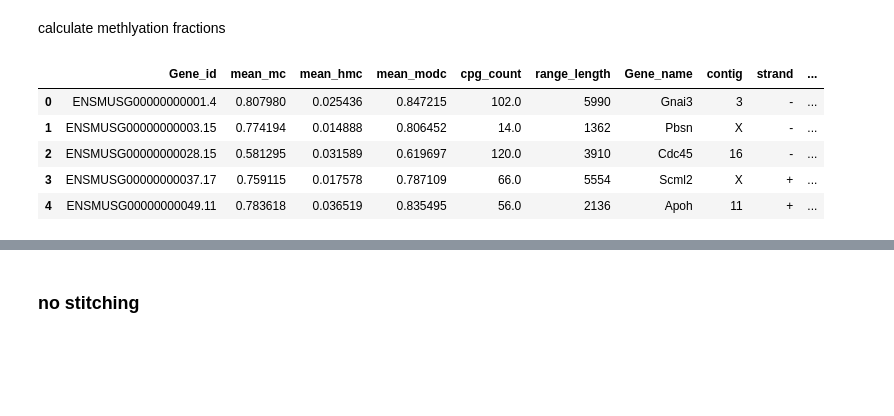
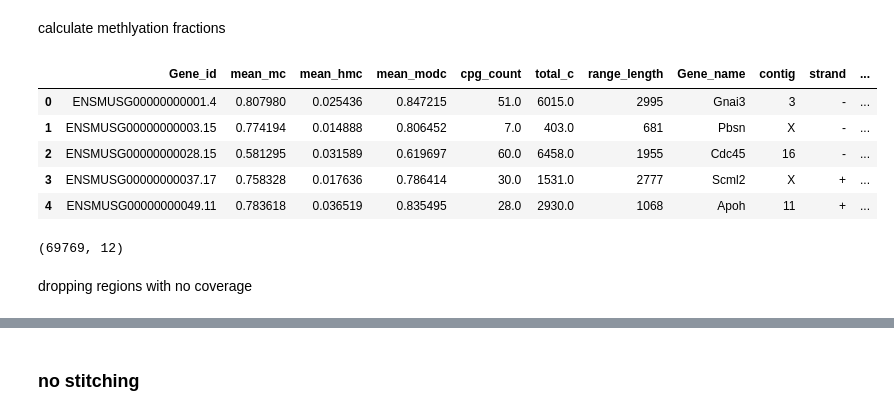
Before and after one commit to nicolawongch/gene_expression_prediction, a Jupyter notebook: methylation_analysis/extract_features.ipynb, the cells around one changed output, grey strips where cells are left out. Drawn from its saved outputs; the diff is of its cells as text; code cells hidden in the pictures; blank space fills up the shorter version.

```diff
--- a/methylation_analysis/extract_features.ipynb
+++ b/methylation_analysis/extract_features.ipynb
@@ -130,7 +196,7 @@ minus_strand= ContigDataset.from_zarrz("../data/minus_strand.zarrz")
 # %%
 for contig in [1,2,3,4,5,6,7,8,9,10,11,12,13,14,15,16,17,18,19,'X','Y','M']:
-    slice1 = plus_strand.slices[f"slice_{contig}"]
+    slice1 = plus_strand_cov.slices[f"slice_{contig}"]
     print(f"slice_{contig}")
-    print(plus_strand.ref_position[slice1].data.shape)
+    print(plus_strand_cov.ref_position[slice1].data.shape)
 # %% [output]
 slice_1
@@ -597,6 +663,7 @@ def summarise_across_region(rdr, region):
     mean_hmc = grouped.apply(get_mean_across_region, var="num_hmc")
     mean_modc = grouped.apply(get_mean_across_region, var="num_modc")
     cpg_count = grouped["num_total_c_cpg_count"].sum()
+    sum_c = grouped["num_total_c_sum"].sum()
     range_length = grouped["range_length"].sum()
     gene_name = grouped["Gene_name"].first()
     contig = grouped["contig"].first()
@@ -625,6 +692,7 @@ def summarise_across_region(rdr, region):
             "mean_hmc": mean_hmc,
             "mean_modc": mean_modc,
             "cpg_count": cpg_count,
+            "total_c" : sum_c,
             "range_length": range_length,
             "Gene_name": gene_name,
             "contig": contig,
@@ -686,21 +776,23 @@ def summarise_methylation_across_regions(plus_strand_cpgs, minus_strand_cpgs, re
     """
     # For each region in + strand expressed genes, summarise the methylation data
     for region, gr in regions_dict.items():
-        rds_plus = plus_strand.reduce_byranges(
+        rds_plus = plus_strand_cpgs.reduce_byranges(
                     ranges=gr.unstrand(),
                     var=["num_mc", "num_hmc", "num_modc", "num_total_c"]
                 )
 
-        rds_minus = minus_strand.reduce_byranges(
+        rds_minus = minus_strand_cpgs.reduce_byranges(
                 ranges=gr.unstrand(),
                 var=["num_mc", "num_hmc", "num_modc", "num_total_c"]
             )
 
         if region_strand == "+":
+            # sense to the + region
             sense_plus_ds = rds_plus
             plus_sense = ['+'] * sense_plus_ds.dims['ranges']
             sense_plus_ds = sense_plus_ds.assign_coords(strand=('ranges', plus_sense))
 
+            # antisense to the + region
             antisense_plus_ds = rds_minus
             plus_antisense = ['-'] * antisense_plus_ds.dims['ranges']
             antisense_plus_ds = antisense_plus_ds.assign_coords(strand=('ranges', plus_antisense))
@@ -713,13 +805,16 @@ def summarise_methylation_across_regions(plus_strand_cpgs, minus_strand_cpgs, re
                 sense_methylation[region] = xr.concat([sense_methylation[region], sense_plus_ds], dim="ranges")
                 antisense_methylation[region] = xr.concat([antisense_methylation[region], antisense_plus_ds], dim="ranges")
         else:
+            # sense to the - region
+            sense_minus_ds = rds_minus
+            minus_sense = ['-'] * sense_minus_ds.dims['ranges']
+            sense_minus_ds = sense_minus_ds.assign_coords(strand=('ranges', minus_sense))
+
+            # antisense to the - region
             antisense_minus_ds = rds_plus
             minus_antisense = ['+'] * antisense_minus_ds.dims['ranges']
             antisense_minus_ds = antisense_minus_ds.assign_coords(strand=('ranges', minus_antisense))
 
-            sense_minus_ds = rds_minus
-            minus_sense = ['-'] * sense_minus_ds.dims['ranges']
-            sense_minus_ds = sense_minus_ds.assign_coords(strand=('ranges', minus_sense))
 
             # Add the modified dataset to the dictionary
             if region not in antisense_methylation:
@@ -732,8 +827,8 @@ def summarise_methylation_across_regions(plus_strand_cpgs, minus_strand_cpgs, re
 
     return sense_methylation, antisense_methylation
 # %%
-sense_methylation, antisense_methylation = summarise_methylation_across_regions(plus_strand, minus_strand, dict_regions_to_patch_plus, "+")
-sense_methylation, antisense_methylation = summarise_methylation_across_regions(plus_strand, minus_strand, dict_regions_to_patch_minus, "-", sense_methylation, antisense_methylation)
+sense_methylation, antisense_methylation = summarise_methylation_across_regions(plus_strand_cov, minus_strand_cov, dict_regions_to_patch_plus, "+")
+sense_methylation, antisense_methylation = summarise_methylation_across_regions(plus_strand_cov, minus_strand_cov, dict_regions_to_patch_minus, "-", sense_methylation, antisense_methylation)
 # %%
 sense_methylation['exons']
 # %% [output]
@@ -758,21 +853,27 @@ Dimensions without coordinates: ranges
 calculate methlyation fractions
 # %%
 dict_df_sense = {}
-for region, gr in dict_regions_to_patch_plus.items():
+dict_df_antisense = {}
+
+for region in dict_regions_to_patch_plus.keys():
     dict_df_sense[region] = summarise_across_region(sense_methylation[region], region)
+    dict_df_antisense[region] = summarise_across_region(antisense_methylation[region], region)
+
 stitched_sense_regions = pd.concat(dict_df_sense.values())
-
-dict_df_antisense = {}
-for region, gr in dict_regions_to_patch_minus.items():
-    dict_df_antisense[region] = summarise_across_region(antisense_methylation[region], region)
 stitched_antisense_regions = pd.concat(dict_df_antisense.values())
 
 
 stitched_sense_regions.head()
 # %% [output]
-|  | Gene_id | mean_mc | mean_hmc | mean_modc | cpg_count | range_length | Gene_name | contig | strand | ... |
-| 0 | ENSMUSG00000000001.4 | 0.807980 | 0.025436 | 0.847215 | 102.0 | 5990 | Gnai3 | 3 | - | ... |
-| 1 | ENSMUSG00000000003.15 | 0.774194 | 0.014888 | 0.806452 | 14.0 | 1362 | Pbsn | X | - | ... |
-| 2 | ENSMUSG00000000028.15 | 0.581295 | 0.031589 | 0.619697 | 120.0 | 3910 | Cdc45 | 16 | - | ... |
-| 3 | ENSMUSG00000000037.17 | 0.759115 | 0.017578 | 0.787109 | 66.0 | 5554 | Scml2 | X | + | ... |
-| 4 | ENSMUSG00000000049.11 | 0.783618 | 0.036519 | 0.835495 | 56.0 | 2136 | Apoh | 11 | + | ... |
+|  | Gene_id | mean_mc | mean_hmc | mean_modc | cpg_count | total_c | range_length | Gene_name | contig | strand | ... |
+| 0 | ENSMUSG00000000001.4 | 0.807980 | 0.025436 | 0.847215 | 51.0 | 6015.0 | 2995 | Gnai3 | 3 | - | ... |
+| 1 | ENSMUSG00000000003.15 | 0.774194 | 0.014888 | 0.806452 | 7.0 | 403.0 | 681 | Pbsn | X | - | ... |
+| 2 | ENSMUSG00000000028.15 | 0.581295 | 0.031589 | 0.619697 | 60.0 | 6458.0 | 1955 | Cdc45 | 16 | - | ... |
+| 3 | ENSMUSG00000000037.17 | 0.758328 | 0.017636 | 0.786414 | 30.0 | 1531.0 | 2777 | Scml2 | X | + | ... |
+| 4 | ENSMUSG00000000049.11 | 0.783618 | 0.036519 | 0.835495 | 28.0 | 2930.0 | 1068 | Apoh | 11 | + | ... |
+# %%
+stitched_sense_regions.shape
+# %% [output]
+(69769, 12)
+# %% [markdown]
+dropping regions with no coverage
```
Also changed, not shown: parts of 49 cells of this notebook, 1 other file.
